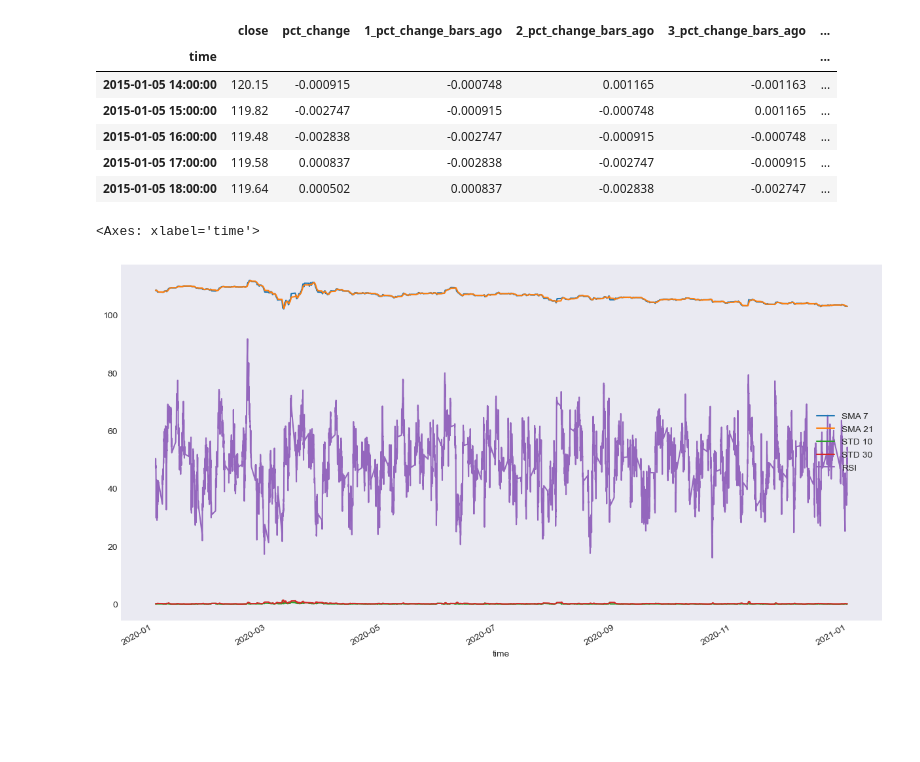
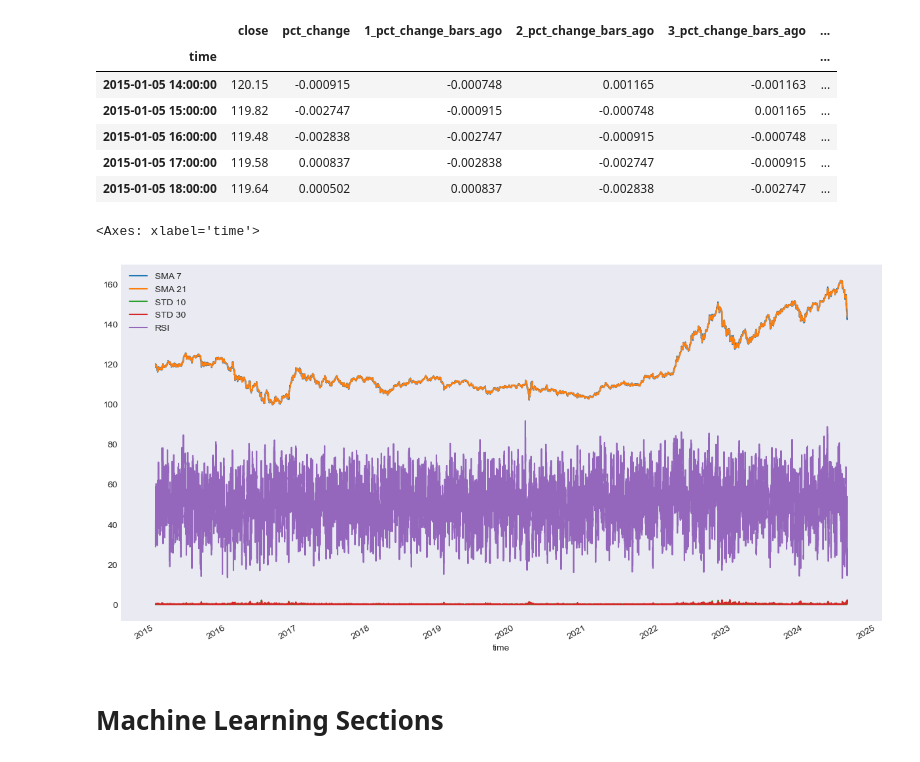
Before and after one commit to YarosInter/Time-Series-LinearRegression, a Jupyter notebook: LinearRegression Model.ipynb, the cells around one changed output. Cells and saved outputs as stored; diff of their text form; code cells hidden in the pictures; blank space fills up the shorter version.

```diff
--- a/LinearRegression Model.ipynb
+++ b/LinearRegression Model.ipynb
@@ -161,9 +161,11 @@ df.head()
 | 2015-01-05 17:00:00 | 119.58 | 0.000837 | -0.002838 | -0.002747 | -0.000915 | ... |
 | 2015-01-05 18:00:00 | 119.64 | 0.000502 | 0.000837 | -0.002838 | -0.002747 | ... |
 # %%
-# Plotting the values (taking only year 2020 to make it shorter)
+# Plotting the values for the indicators: SMA 7, SMA 21, STD 10, STD 30, and RSI
 
-df[["SMA 7", "SMA 21", "STD 10", "STD 30", "RSI"]].loc["2020"].plot(figsize=(15, 8))
+df[["SMA 7", "SMA 21", "STD 10", "STD 30", "RSI"]].plot(figsize=(15, 8))
 # %% [output]
 <Axes: xlabel='time'>
-[figure, old version]
+[figure, new version]
+# %% [markdown]
+# Machine Learning Sections
```
Also changed, not shown: parts of 7 cells of this notebook.
